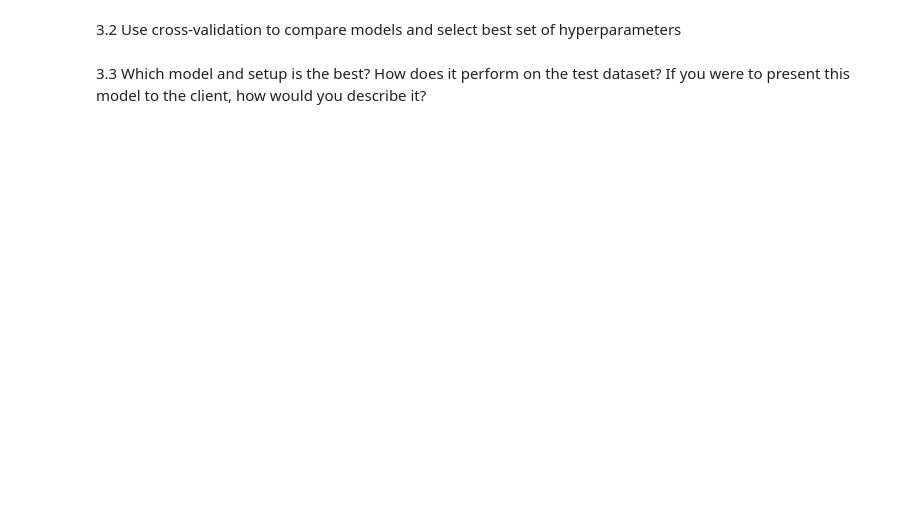
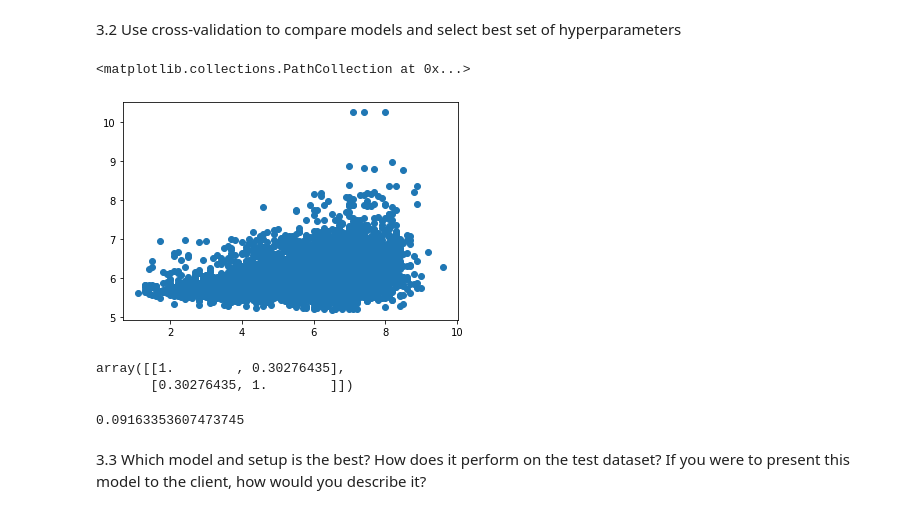
Before and after one commit to Gawainus/hse, a Jupyter notebook: mda_machine_learning/final/project_template.ipynb, the cells around one changed output. Drawn from its saved outputs; the diff is of its cells as text; code cells hidden in the pictures; blank space fills up the shorter version.

```diff
--- a/mda_machine_learning/final/project_template.ipynb
+++ b/mda_machine_learning/final/project_template.ipynb
@@ -54,6 +150,26 @@ Explore and preprocess the data
+# %%
+from sklearn.model_selection import train_test_split
+
+tr, te = train_test_split(df, test_size=0.2, random_state=42)
+
+y_train = tr['avg_vote']
+y_test = te['avg_vote']
+X_train = tr.drop(['avg_vote'], axis=1)
+X_test = te.drop(['avg_vote'], axis=1)
+# %%
+from sklearn.pipeline import Pipeline
+from sklearn.linear_model import LinearRegression
+from sklearn.model_selection import cross_val_score
+
+lr_reg_pipe = Pipeline([
+    ('col_trans', column_transformer),
+    ('lr', LinearRegression())
+])
 # %% [markdown]
 ### Part 3.
 
 Train and compare the models
 
 3.1. Select models, you are going to train, select hyperparameters that have to be tunes.
+# %%
+lr_reg_pipe.fit(X_train, y_train)
@@ -60,2 +187,14 @@ Train and compare the models
 # %% [markdown]
 3.2 Use cross-validation to compare models and select best set of hyperparameters
+# %%
+y_hat = lr_reg_pipe.predict(X_test)
+# %%
+plt.scatter(y_test, y_hat)
+# %% [output]
+<matplotlib.collections.PathCollection at 0x...>
+[figure, added]
+# %%
+np.corrcoef(y_hat, y_test)
+# %% [output]
+array([[1.        , 0.30276435],
+       [0.30276435, 1.        ]])
@@ -62,2 +203,6 @@ Train and compare the models
+# %%
+r2_score(y_test, y_hat)
+# %% [output]
+0.09163353607473745
 # %% [markdown]
 3.3 Which model and setup is the best? How does it perform on the test dataset? If you were to present this model to the client, how would you describe it?
```
Also changed, not shown: parts of 21 cells of this notebook, 9 other files.
